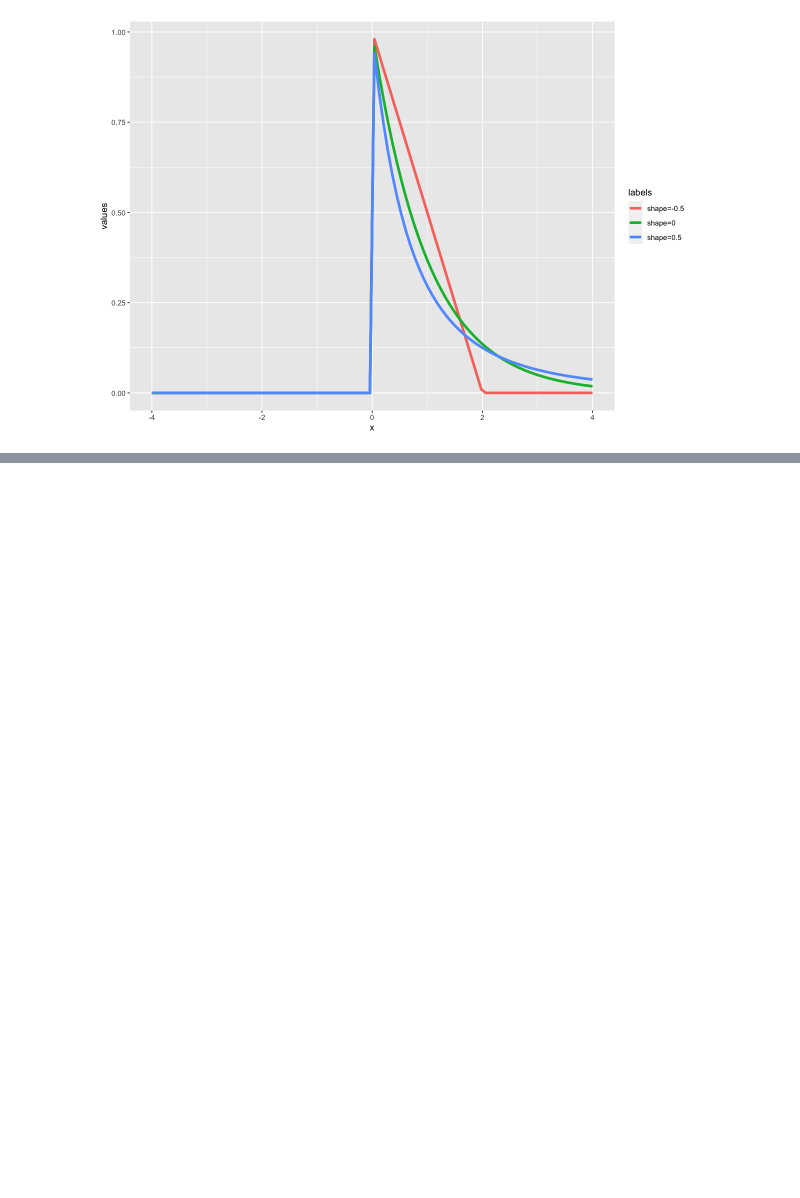
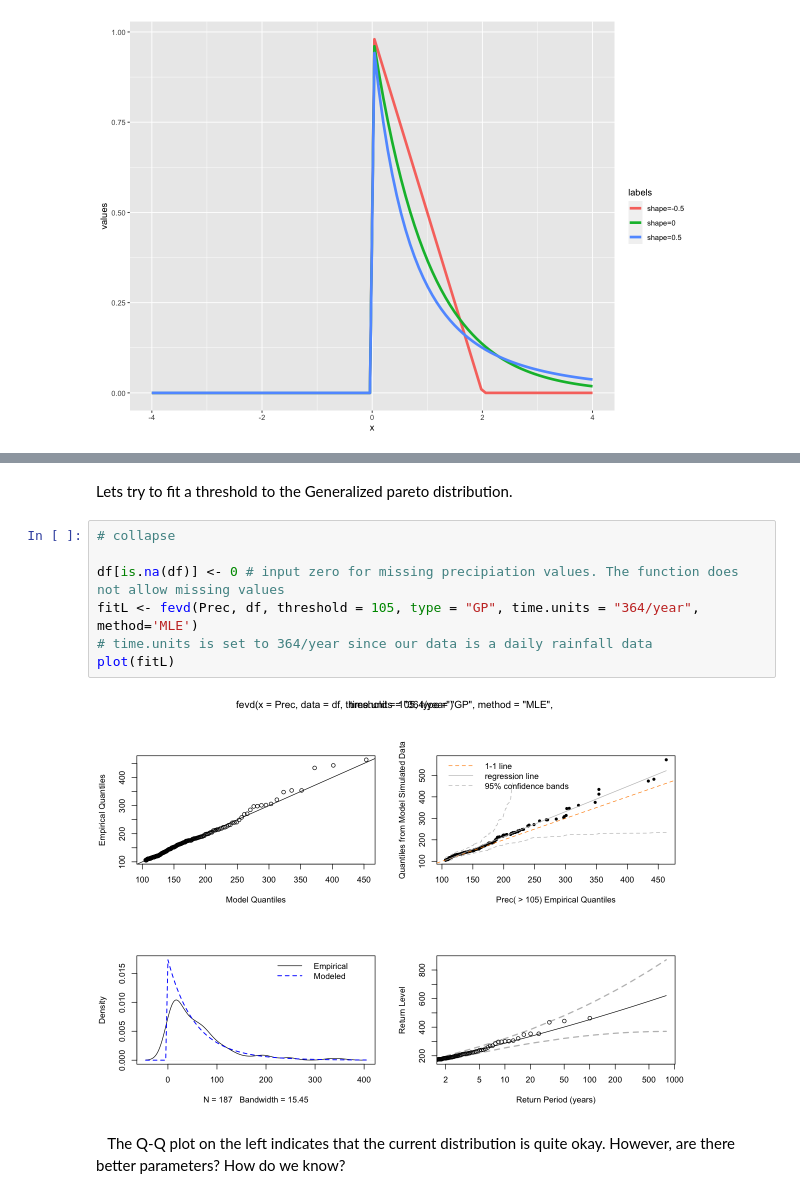
Before and after one commit to hooman34/Notes, a Jupyter notebook: _notebooks/2022-01-30-Modeling_extreme_cases_with_peaks_over_threshold_2.ipynb, the cells around one changed output, grey strips where cells are left out. Drawn from its saved outputs; the diff is of its cells as text; blank space fills up the shorter version.

```diff
--- a/_notebooks/2022-01-30-Modeling_extreme_cases_with_peaks_over_threshold_2.ipynb
+++ b/_notebooks/2022-01-30-Modeling_extreme_cases_with_peaks_over_threshold_2.ipynb
@@ -174,0 +156,13 @@ $rp(z,p) = \frac{1}{p}$
+# %% [markdown]
+Lets try to fit a threshold to the Generalized pareto distribution.
+# %%
+# collapse
+
+df[is.na(df)] <- 0 # input zero for missing precipiation values. The function does not allow missing values
+fitL <- fevd(Prec, df, threshold = 105, type = "GP", time.units = "364/year", method='MLE')
+# time.units is set to 364/year since our data is a daily rainfall data
+plot(fitL)
+# %% [output]
+[figure, added]
+# %% [markdown]
+&emsp;The Q-Q plot on the left indicates that the current distribution is quite okay. However, are there better parameters? How do we know?
```
Also changed, not shown: parts of 51 cells of this notebook, 10 other files.
